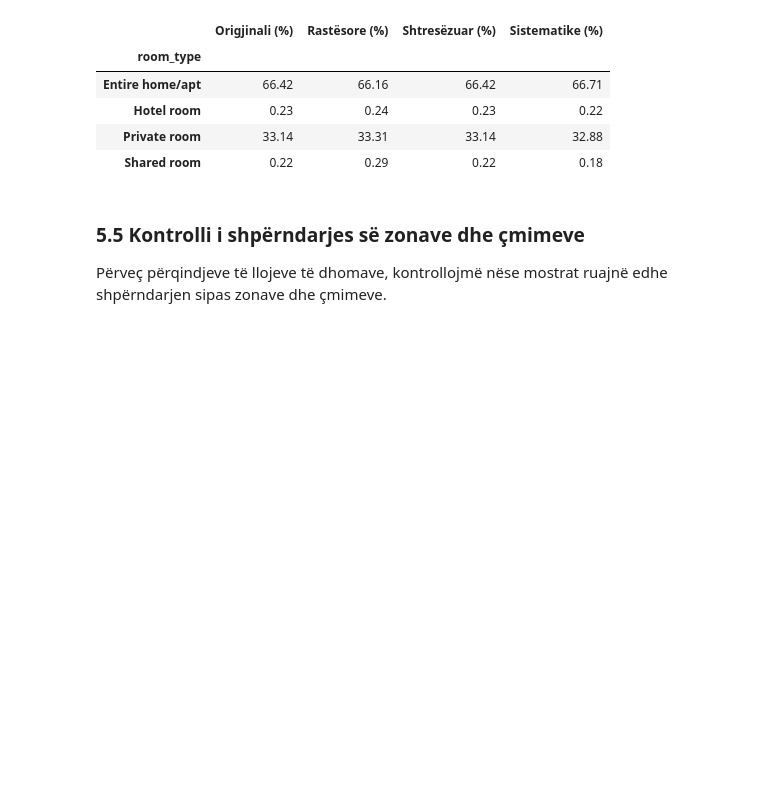
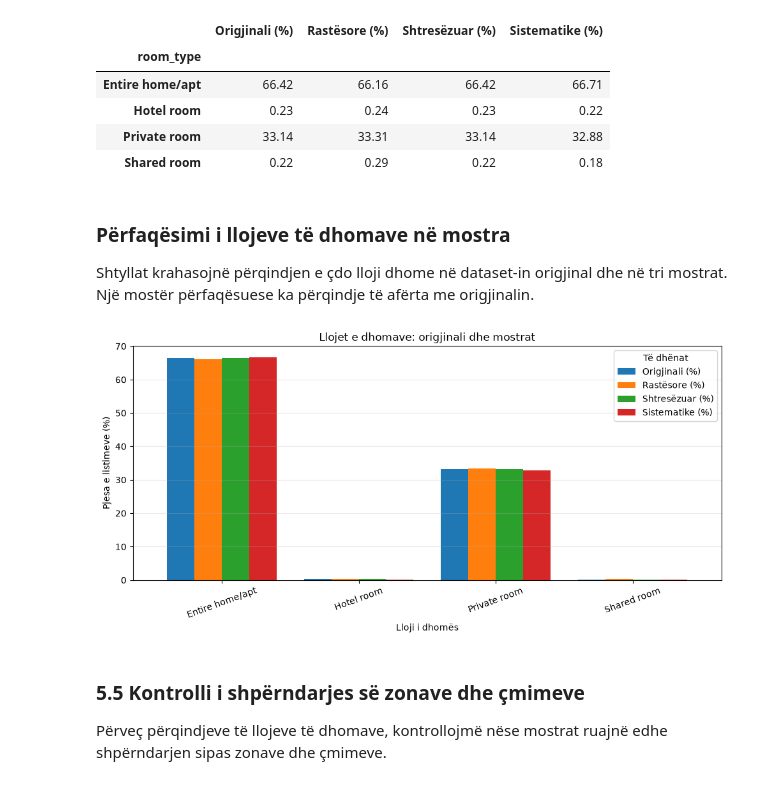
Before and after one commit to yllkeberisha/pvdh_group_10, a Jupyter notebook: notebooks/01_inspektimi_dhe_kualiteti.ipynb, the cells around one changed output. Cells and saved outputs as stored; diff of their text form; code cells hidden in the pictures; blank space fills up the shorter version.

```diff
--- a/notebooks/01_inspektimi_dhe_kualiteti.ipynb
+++ b/notebooks/01_inspektimi_dhe_kualiteti.ipynb
@@ -488,6 +491,22 @@ if "room_type" in raw.columns:
 | Hotel room | 0.23 | 0.24 | 0.23 | 0.22 |
 | Private room | 33.14 | 33.31 | 33.14 | 32.88 |
 | Shared room | 0.22 | 0.29 | 0.22 | 0.18 |
+# %% [markdown]
+### Përfaqësimi i llojeve të dhomave në mostra
+
+Shtyllat krahasojnë përqindjen e çdo lloji dhome në dataset-in origjinal dhe në tri mostrat. Një mostër përfaqësuese ka përqindje të afërta me origjinalin.
+# %%
+if "room_type" in raw.columns:
+    ax = perqindjet_dhomave.plot.bar(figsize=(10, 5), width=0.8)
+    ax.set(xlabel="Lloji i dhomës", ylabel="Pjesa e listimeve (%)",
+           title="Llojet e dhomave: origjinali dhe mostrat")
+    ax.tick_params(axis="x", rotation=20)
+    ax.legend(title="Të dhënat")
+    ax.grid(axis="y", alpha=0.25)
+    ax.figure.tight_layout()
+    plt.show()
+# %% [output]
+[figure, added]
 # %% [markdown]
 ### 5.5 Kontrolli i shpërndarjes së zonave dhe çmimeve
 
```
Also changed, not shown: parts of 11 cells of this notebook.
